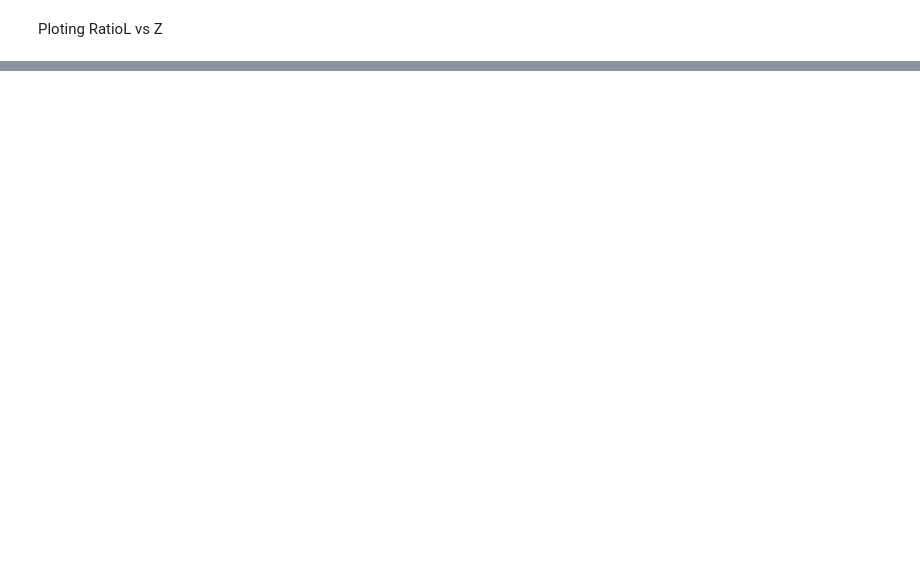
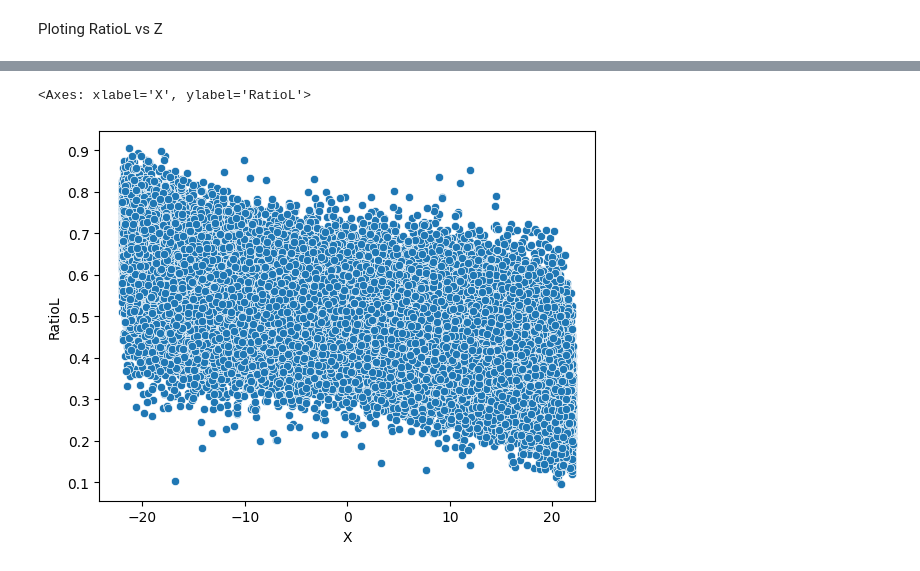
Before and after one commit to aldros/NGn, a Jupyter notebook: NGn_photon_ratio.ipynb, the cells around one changed output, grey strips where cells are left out. Saved outputs shown, nothing was run; the diff lists cells and outputs as text; code cells hidden in the pictures; blank space fills up the shorter version.

```diff
--- a/NGn_photon_ratio.ipynb
+++ b/NGn_photon_ratio.ipynb
@@ -471,0 +592,8 @@ plt.tight_layout()
+# %%
+import seaborn as sns
+
+#creating sample data
+sns.scatterplot(x="X", y="RatioL", data=df)
+# %% [output]
+<Axes: xlabel='X', ylabel='RatioL'>
+[figure, added]
```
Also changed, not shown: parts of 8 cells of this notebook.
